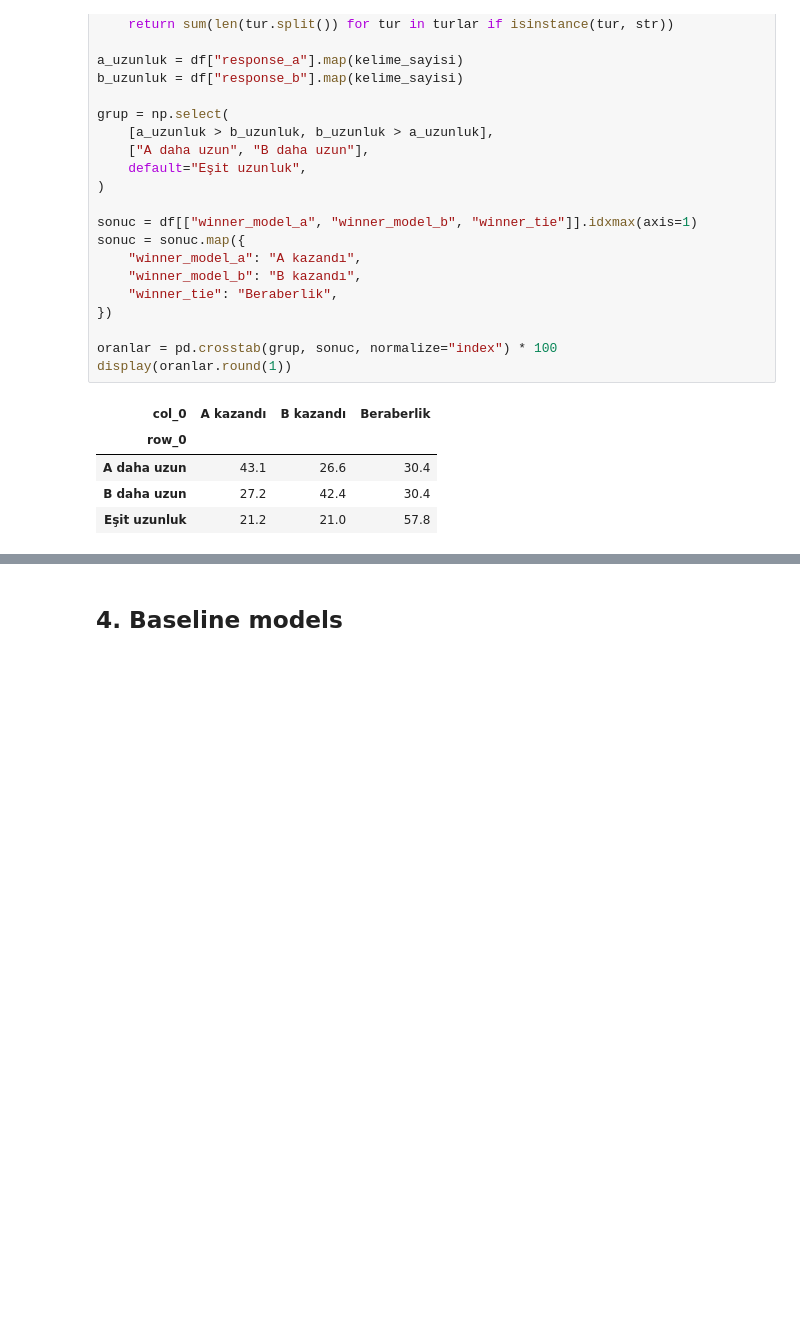
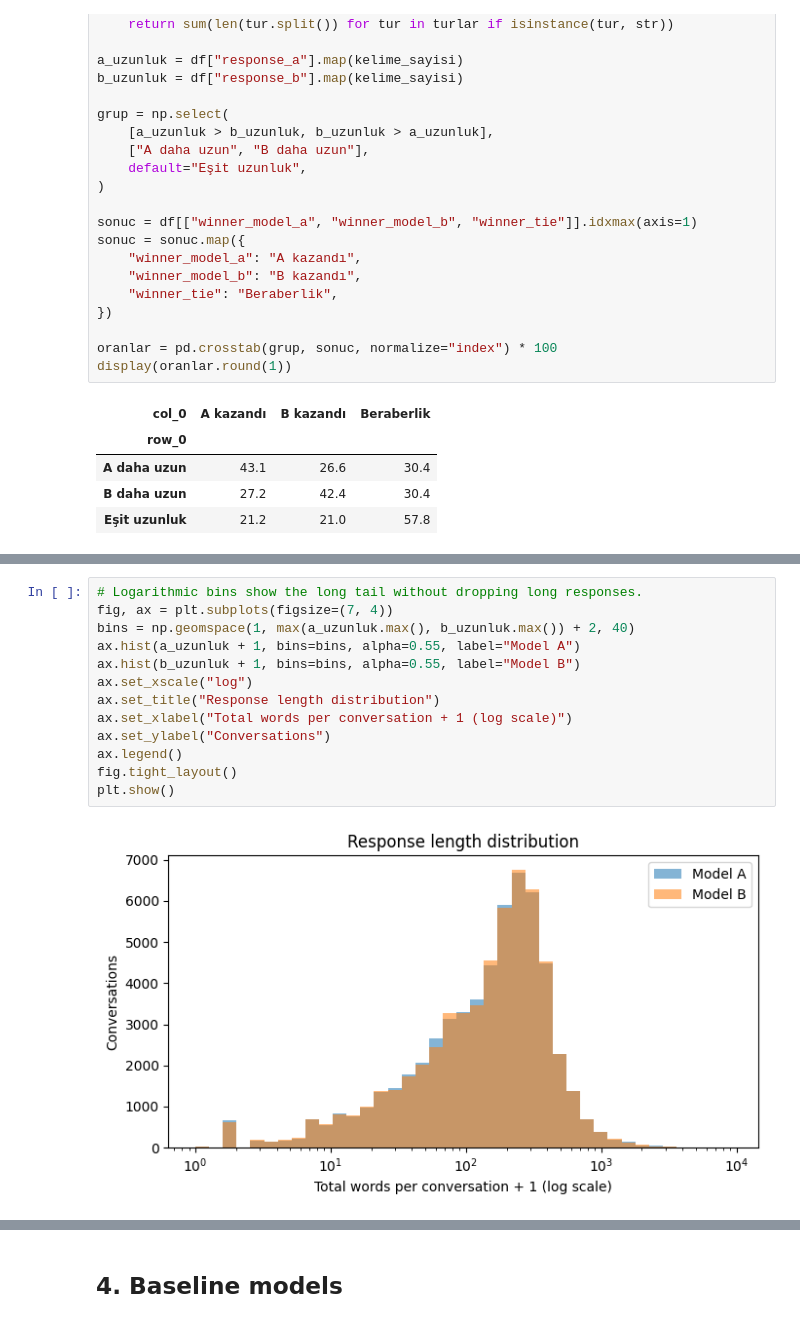
Before and after one commit to akdagdev/GROUP50_CENG313, a Jupyter notebook: assignment1_eda_baseline.ipynb, the cells around one changed output, grey strips where cells are left out. Drawn from its saved outputs; the diff is of its cells as text; blank space fills up the shorter version.

```diff
--- a/assignment1_eda_baseline.ipynb
+++ b/assignment1_eda_baseline.ipynb
@@ -179,0 +223,15 @@ display(oranlar.round(1))
+# %%
+# Logarithmic bins show the long tail without dropping long responses.
+fig, ax = plt.subplots(figsize=(7, 4))
+bins = np.geomspace(1, max(a_uzunluk.max(), b_uzunluk.max()) + 2, 40)
+ax.hist(a_uzunluk + 1, bins=bins, alpha=0.55, label="Model A")
+ax.hist(b_uzunluk + 1, bins=bins, alpha=0.55, label="Model B")
+ax.set_xscale("log")
+ax.set_title("Response length distribution")
+ax.set_xlabel("Total words per conversation + 1 (log scale)")
+ax.set_ylabel("Conversations")
+ax.legend()
+fig.tight_layout()
+plt.show()
+# %% [output]
+[figure, added]
```
Also changed, not shown: parts of 6 cells of this notebook, 2 other files.
